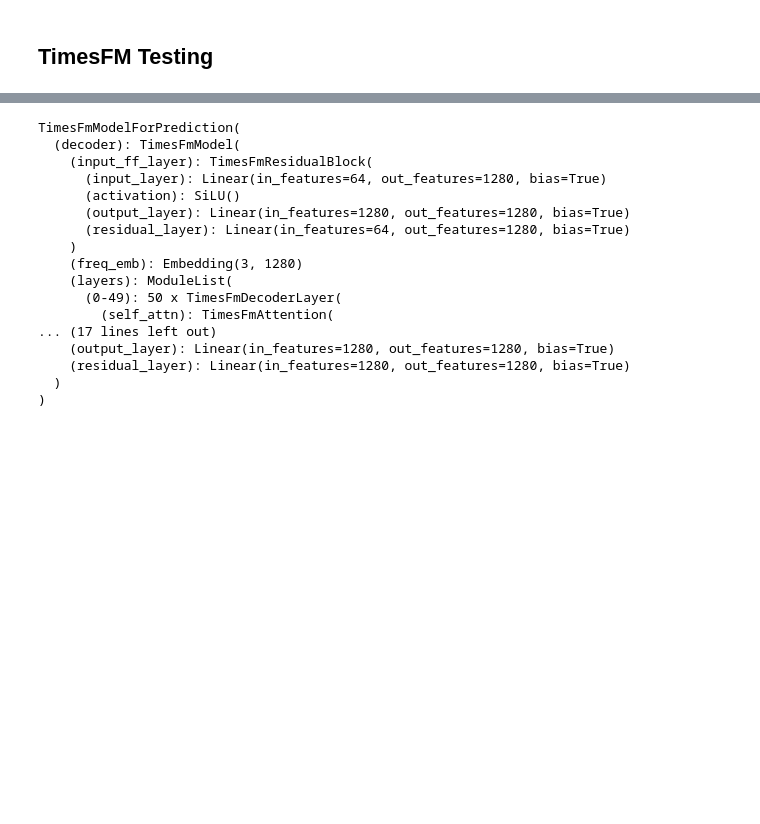
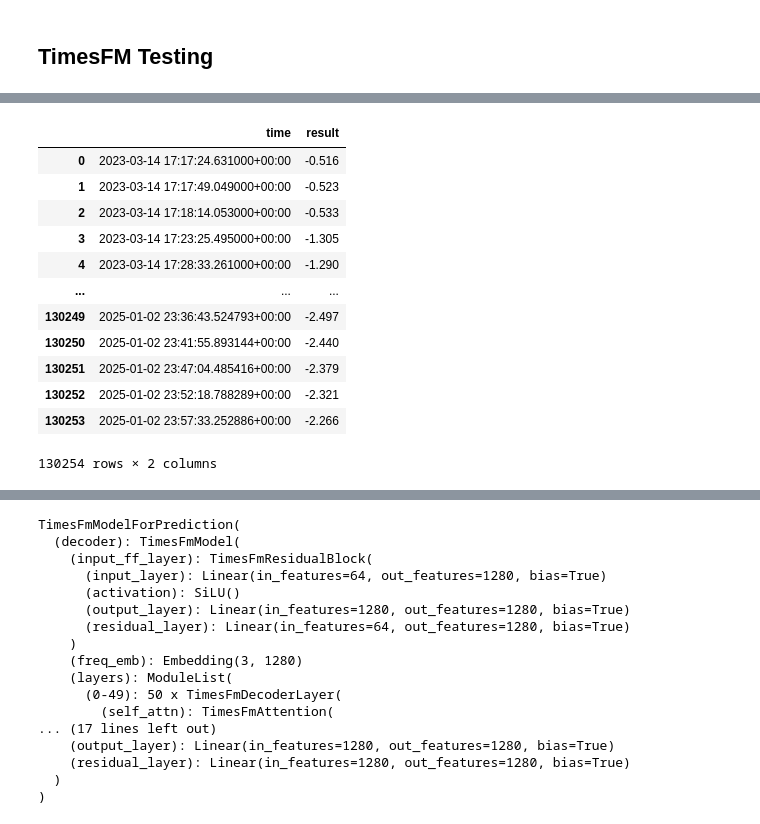
Before and after one commit to PrasunBanerjee04/SecooraRiskModel, a Jupyter notebook: model/TrainModel.ipynb, the cells around one changed output, grey strips where cells are left out. Cells and saved outputs as stored; diff of their text form; code cells hidden in the pictures; blank space fills up the shorter version.

```diff
--- a/model/TrainModel.ipynb
+++ b/model/TrainModel.ipynb
@@ -182,0 +250,17 @@ Note: you may need to restart the kernel to use updated packages.
+# %%
+data = data[0:130254]
+data
+# %% [output]
+|  | time | result |
+| 0 | 2023-03-14 17:17:24.631000+00:00 | -0.516 |
+| 1 | 2023-03-14 17:17:49.049000+00:00 | -0.523 |
+| 2 | 2023-03-14 17:18:14.053000+00:00 | -0.533 |
+| 3 | 2023-03-14 17:23:25.495000+00:00 | -1.305 |
+| 4 | 2023-03-14 17:28:33.261000+00:00 | -1.290 |
+| ... | ... | ... |
+| 130249 | 2025-01-02 23:36:43.524793+00:00 | -2.497 |
+| 130250 | 2025-01-02 23:41:55.893144+00:00 | -2.440 |
+| 130251 | 2025-01-02 23:47:04.485416+00:00 | -2.379 |
+| 130252 | 2025-01-02 23:52:18.788289+00:00 | -2.321 |
+| 130253 | 2025-01-02 23:57:33.252886+00:00 | -2.266 |
+130254 rows × 2 columns
```
Also changed, not shown: parts of 17 cells of this notebook, 4 other files.
